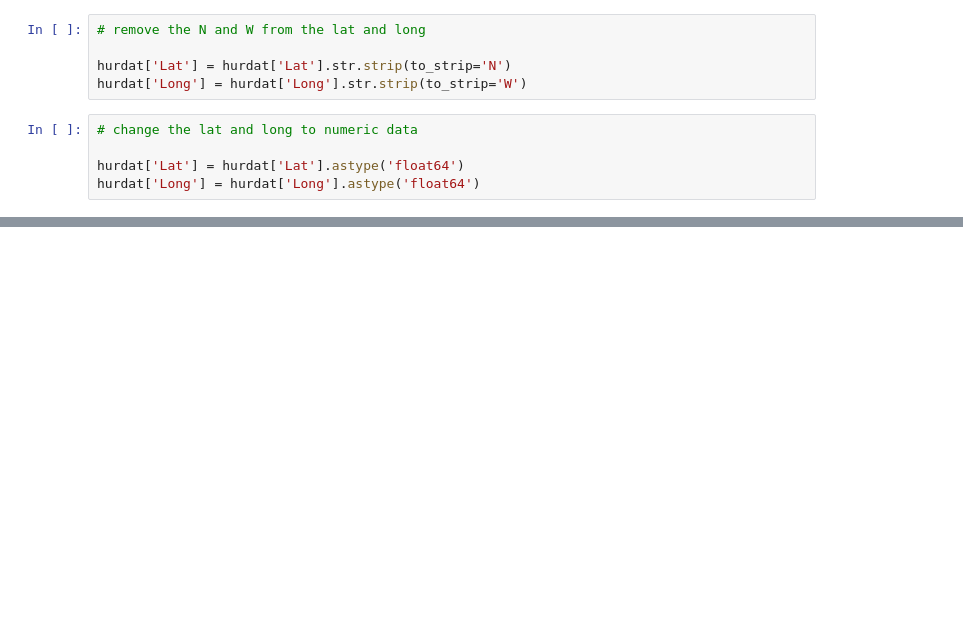
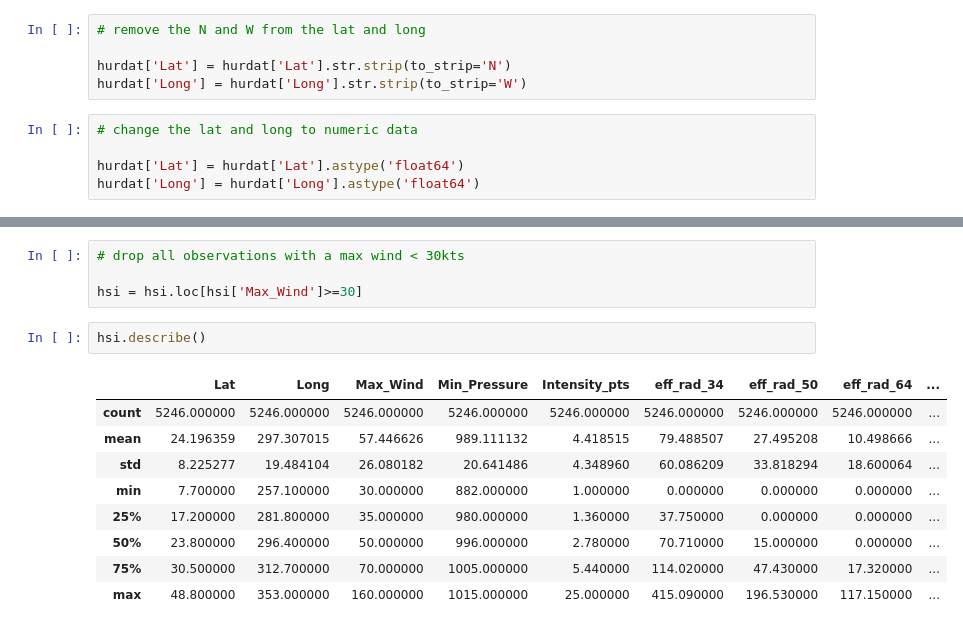
Before and after one commit to jabsneve/Hurricanes_Capstone, a Jupyter notebook: Hurricanes_1.ipynb, the cells around one changed output, grey strips where cells are left out. Saved outputs shown, nothing was run; the diff lists cells and outputs as text; blank space fills up the shorter version.

```diff
--- a/Hurricanes_1.ipynb
+++ b/Hurricanes_1.ipynb
@@ -359,0 +241,16 @@ hurricanes.to_csv('hurricanes_min_data', index=True)
+# %%
+# drop all observations with a max wind < 30kts
+
+hsi = hsi.loc[hsi['Max_Wind']>=30]
+# %%
+hsi.describe()
+# %% [output]
+|  | Lat | Long | Max_Wind | Min_Pressure | Intensity_pts | eff_rad_34 | eff_rad_50 | eff_rad_64 | ... |
+| count | 5246.000000 | 5246.000000 | 5246.000000 | 5246.000000 | 5246.000000 | 5246.000000 | 5246.000000 | 5246.000000 | ... |
+| mean | 24.196359 | 297.307015 | 57.446626 | 989.111132 | 4.418515 | 79.488507 | 27.495208 | 10.498666 | ... |
+| std | 8.225277 | 19.484104 | 26.080182 | 20.641486 | 4.348960 | 60.086209 | 33.818294 | 18.600064 | ... |
+| min | 7.700000 | 257.100000 | 30.000000 | 882.000000 | 1.000000 | 0.000000 | 0.000000 | 0.000000 | ... |
+| 25% | 17.200000 | 281.800000 | 35.000000 | 980.000000 | 1.360000 | 37.750000 | 0.000000 | 0.000000 | ... |
+| 50% | 23.800000 | 296.400000 | 50.000000 | 996.000000 | 2.780000 | 70.710000 | 15.000000 | 0.000000 | ... |
+| 75% | 30.500000 | 312.700000 | 70.000000 | 1005.000000 | 5.440000 | 114.020000 | 47.430000 | 17.320000 | ... |
+| max | 48.800000 | 353.000000 | 160.000000 | 1015.000000 | 25.000000 | 415.090000 | 196.530000 | 117.150000 | ... |
```
Also changed, not shown: parts of 61 cells of this notebook.
